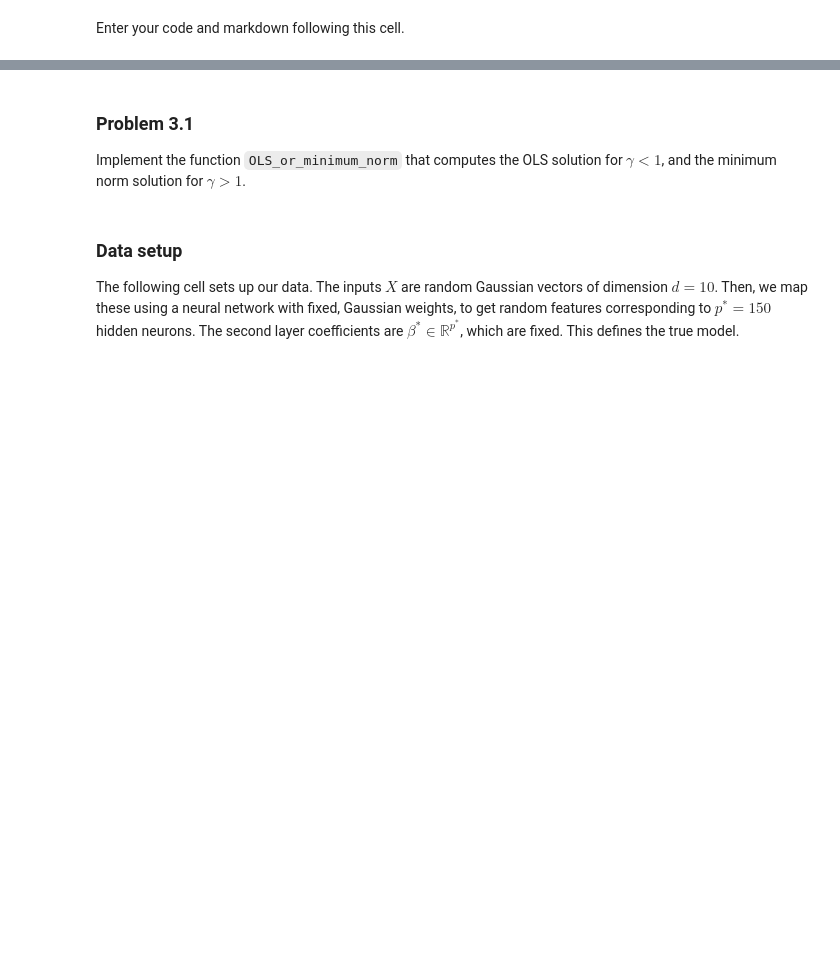
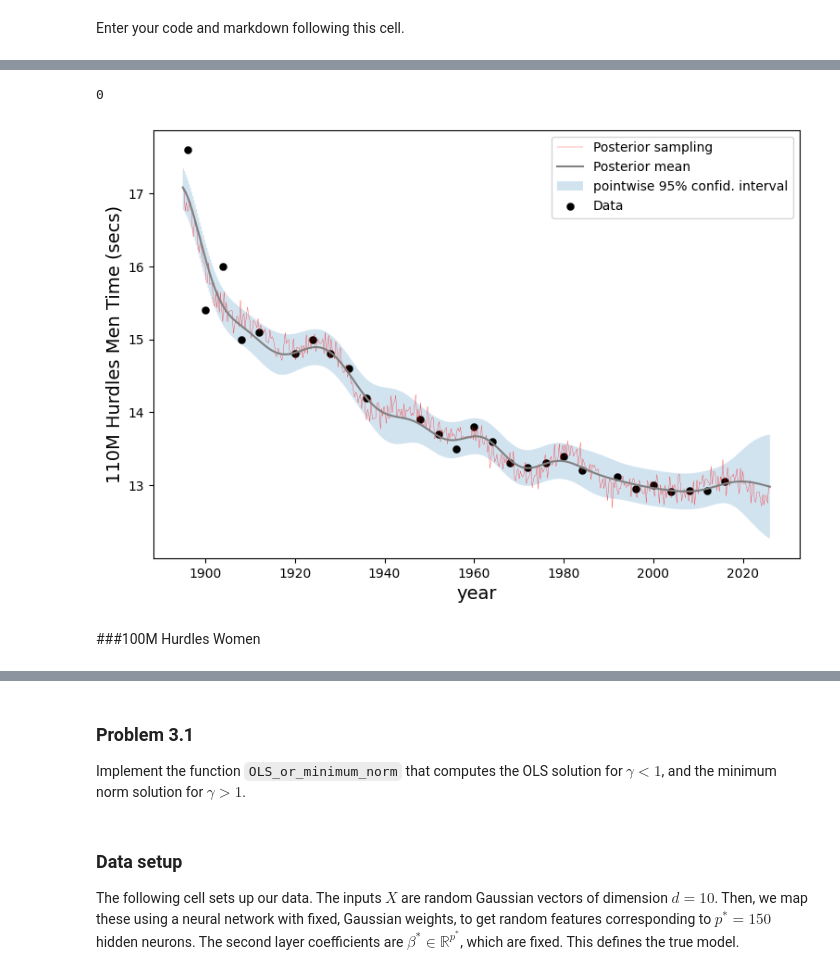
Before and after one commit to RobertKZB/RobertKZB, a Jupyter notebook: assignments/assn2/assn2.ipynb, the cells around one changed output, grey strips where cells are left out. Drawn from its saved outputs; the diff is of its cells as text; code cells hidden in the pictures; blank space fills up the shorter version.

```diff
--- a/assignments/assn2/assn2.ipynb
+++ b/assignments/assn2/assn2.ipynb
@@ -794,0 +915,12 @@ Enter your code and markdown following this cell.
+# %%
+HurdlesM = dat[dat['Event'] == '110M Hurdles Men']
+HurdlesM = HurdlesM[HurdlesM['Medal']=='G']
+HurdlesM = HurdlesM.sort_values('Year')
+time = np.array(HurdlesM['Result'])
+time = time.astype(float)
+
+HurdlesM['Time(sec)'] = time
+HurdlesM = HurdlesM.drop(columns=['Gender', 'Event', 'Result'], axis=1)
+HurdlesM.reset_index(drop=True, inplace=True)
+
+HurdlesM
@@ -794,0 +945,7 @@ Enter your code and markdown following this cell.
+# %%
+gp_olympic_event(HurdlesM['Year'], HurdlesM['Time(sec)'], GaussianK_fun, mu_fun, 0.1**2, "110M Hurdles Men Time (secs)") ##mu = 12.88
+# %% [output]
+0
+[figure, added]
+# %% [markdown]
+###100M Hurdles Women
```
Also changed, not shown: parts of 19 cells of this notebook.
